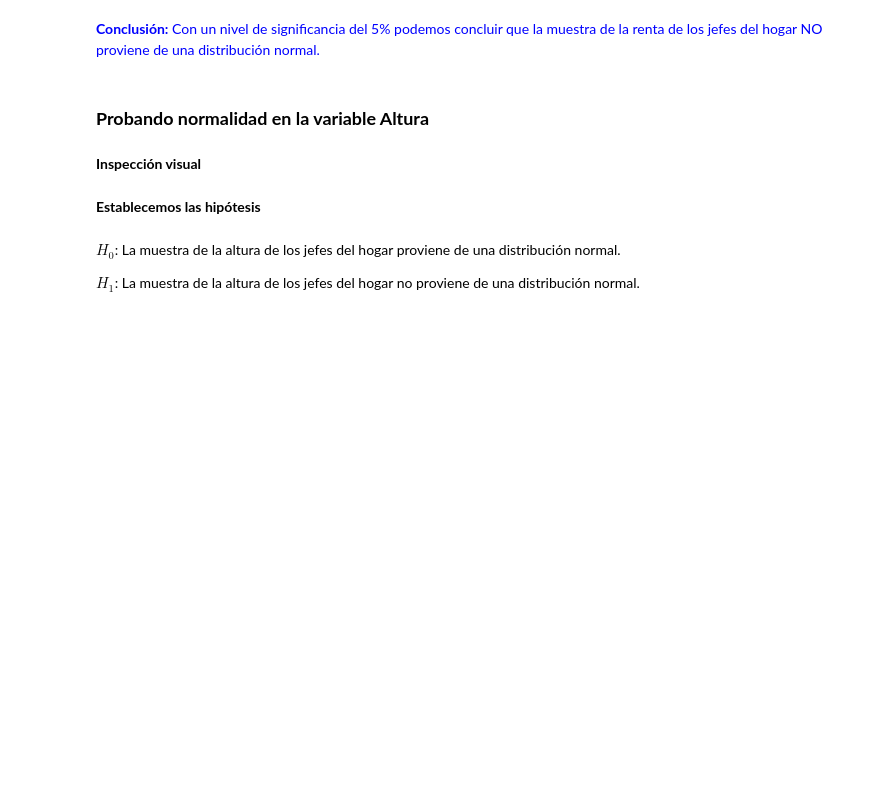
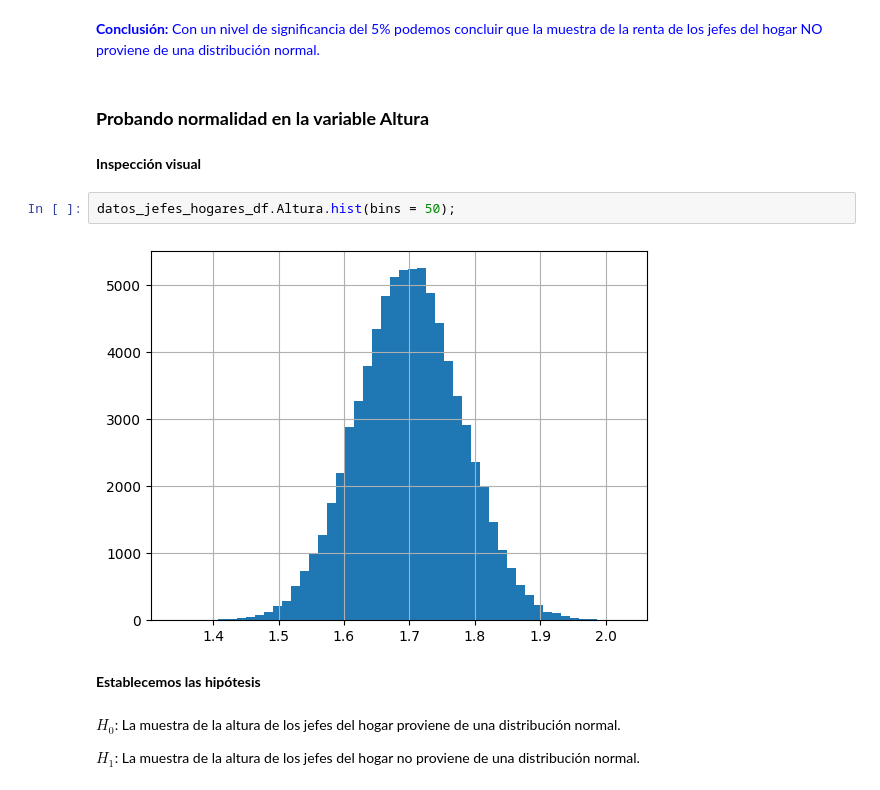
Before and after one commit to JuanPerezMolina/estadistica_con_python_test_hipotesis, a Jupyter notebook: 231117-1_estadistica_python_test_hipotesis.ipynb, the cells around one changed output. Drawn from its saved outputs; the diff is of its cells as text; blank space fills up the shorter version.

```diff
--- a/231117-1_estadistica_python_test_hipotesis.ipynb
+++ b/231117-1_estadistica_python_test_hipotesis.ipynb
@@ -215,6 +310,10 @@ Observe que <font color='red'>$p-\textrm{valor} \leq \alpha$</font>, por lo tant
 ### **Probando normalidad en la variable Altura**
 # %% [markdown]
 **Inspección visual**
+# %%
+datos_jefes_hogares_df.Altura.hist(bins = 50);
+# %% [output]
+[figure, added]
 # %% [markdown]
 **Establecemos las hipótesis**
 # %% [markdown]
```
Also changed, not shown: parts of 48 cells of this notebook.
